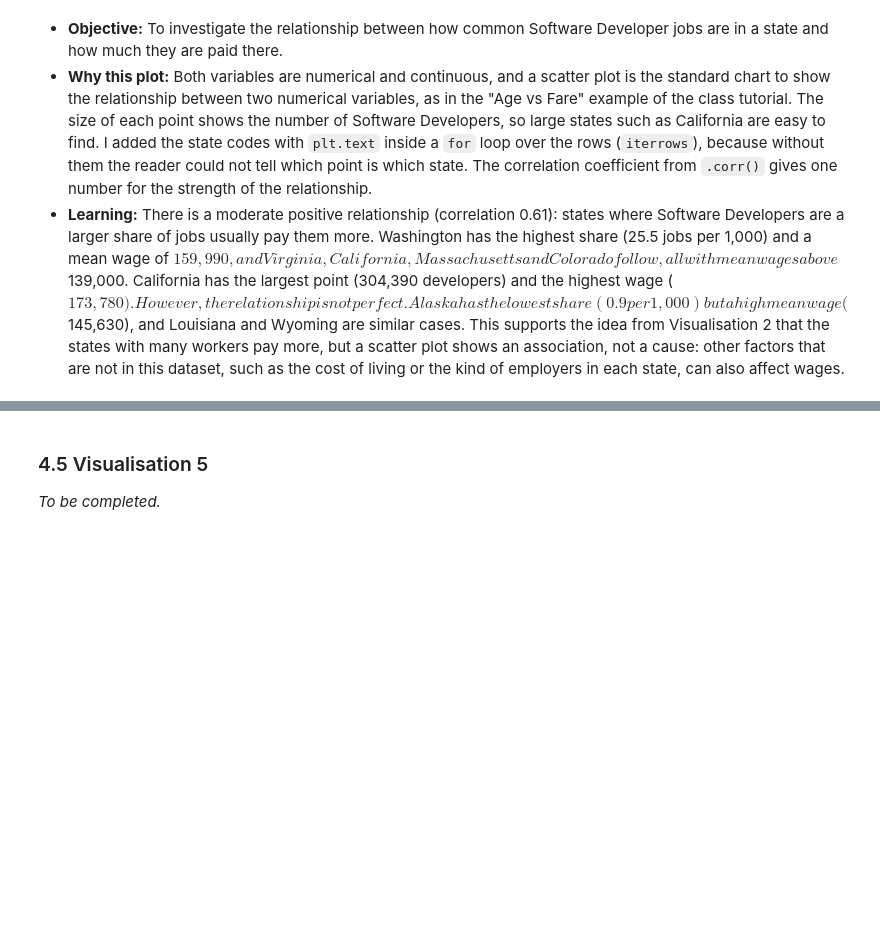
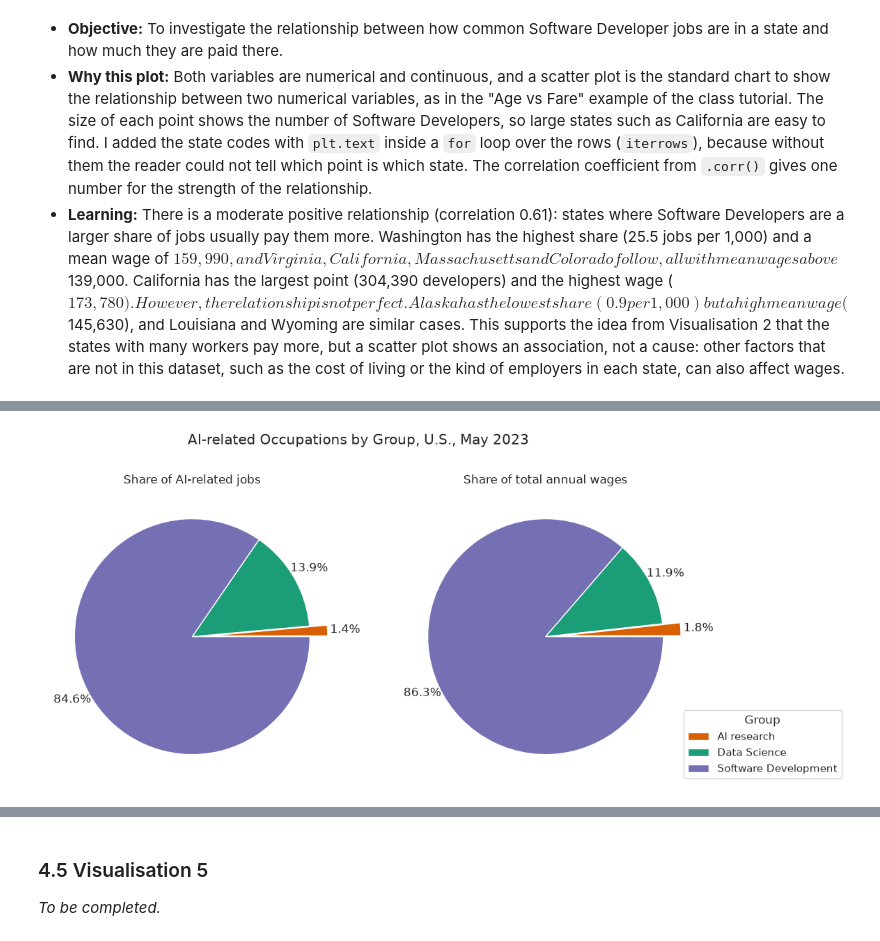
Before and after one commit to MatheusFerreiraL/dvc-ca1-ai-employment, a Jupyter notebook: dvc_ca1_ai_employment.ipynb, the cells around one changed output, grey strips where cells are left out. Cells and saved outputs as stored; diff of their text form; code cells hidden in the pictures; blank space fills up the shorter version.

Commit message:
Add Visualisation 4: pie charts of job and wage shares by group

```diff
--- a/dvc_ca1_ai_employment.ipynb
+++ b/dvc_ca1_ai_employment.ipynb
@@ -421,0 +422,12 @@ _To be completed._
+# %%
+# Total annual wages paid in each occupation
+ai_jobs["TOTAL_WAGES"] = ai_jobs["TOT_EMP"] * ai_jobs["A_MEAN"]
+
+# Jobs and wages of each group
+group_totals = ai_jobs.groupby("GROUP")[["TOT_EMP", "TOTAL_WAGES"]].sum()
+
+# Share of each group (%)
+group_share = group_totals / group_totals.sum() * 100
+print(group_share.round(1))
+print()
+print("Total annual wages (billion $):", round(ai_jobs["TOTAL_WAGES"].sum() / 1e9, 1))
@@ -421,0 +442,29 @@ _To be completed._
+# %%
+# Same colour for each group as in the other charts
+pie_colours = [group_colours[g] for g in group_totals.index]
+
+# Move the small "AI research" slice out so it can be seen
+# (the percentages are written outside the pie, because the slice is too thin for text)
+explode = (0.15, 0, 0)
+
+plt.figure(figsize=(12, 6))
+
+plt.subplot(1, 2, 1)
+plt.pie(group_totals["TOT_EMP"], colors=pie_colours,
+        explode=explode, autopct="%1.1f%%", startangle=0,
+        pctdistance=1.15)
+plt.title("Share of AI-related jobs")
+
+plt.subplot(1, 2, 2)
+plt.pie(group_totals["TOTAL_WAGES"], colors=pie_colours,
+        explode=explode, autopct="%1.1f%%", startangle=0,
+        pctdistance=1.15)
+plt.title("Share of total annual wages")
+
+# One legend for both pies, placed at the bottom right of the second pie
+plt.legend(group_totals.index, title="Group", loc="lower left", bbox_to_anchor=(0.95, 0))
+
+plt.suptitle("AI-related Occupations by Group, U.S., May 2023")
+plt.show()
+# %% [output]
+[figure, added]
```
Also changed, not shown: parts of 4 cells of this notebook.
